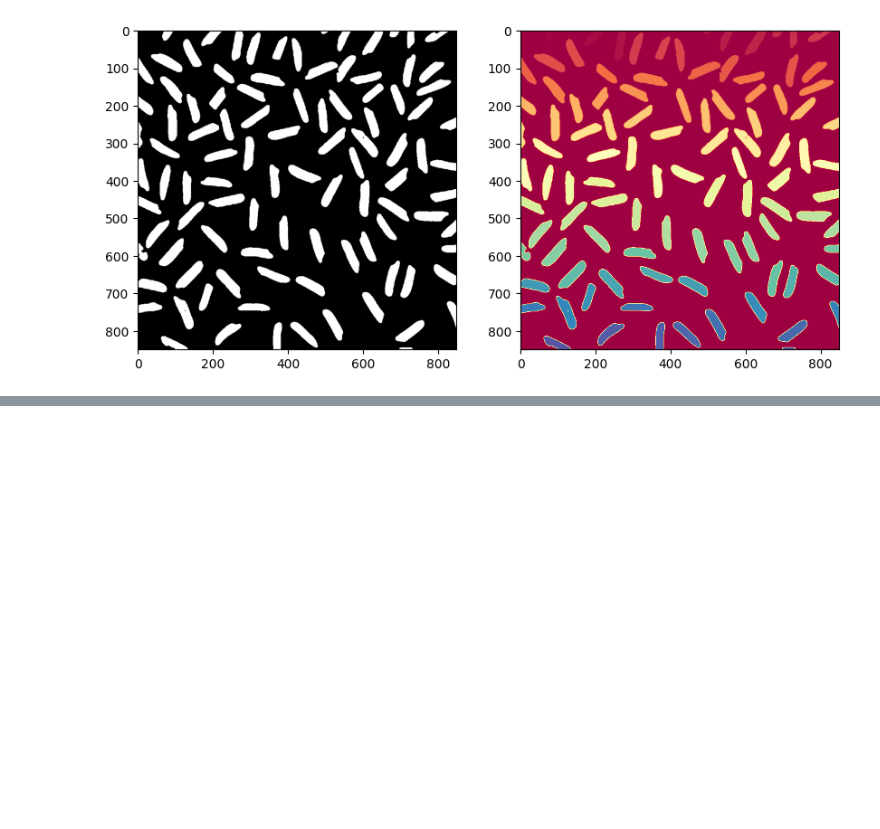
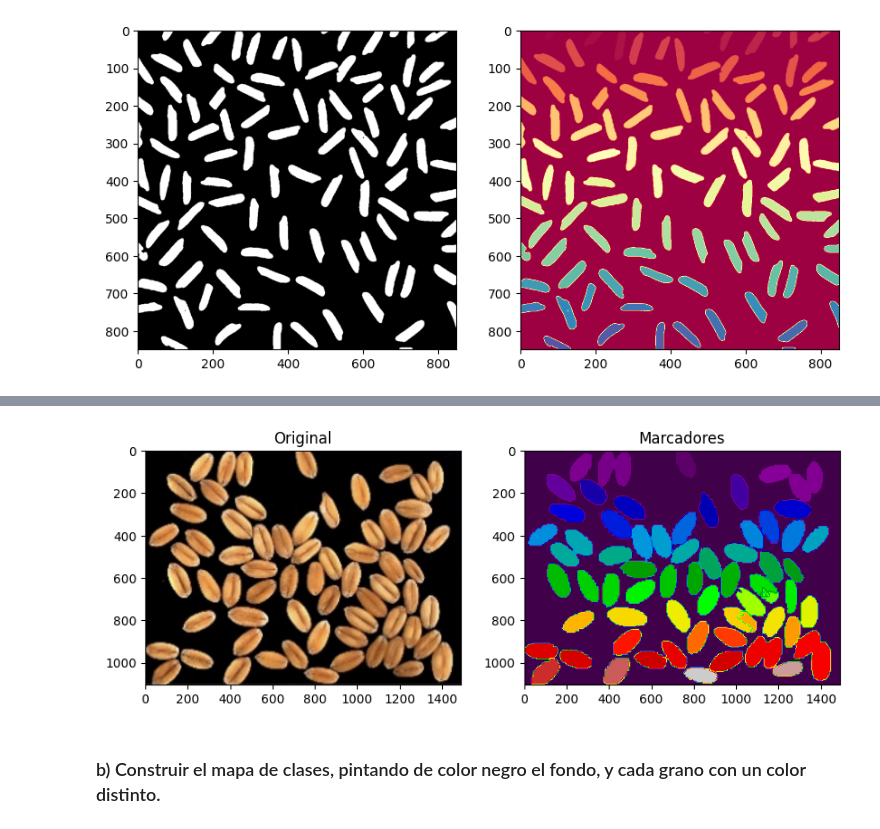
Before and after one commit to TheKiesling/computer-vision, a Jupyter notebook: lab2.ipynb, the cells around one changed output, grey strips where cells are left out. Drawn from its saved outputs; the diff is of its cells as text; code cells hidden in the pictures; blank space fills up the shorter version.

```diff
--- a/lab2.ipynb
+++ b/lab2.ipynb
@@ -77,0 +111,3 @@ plt.show()
+# %%
+kernel = np.ones((3, 3), np.uint8)
+sure_bg = cv.dilate(binary, kernel, iterations=3)
@@ -77,0 +116,10 @@ plt.show()
+# %%
+distance = cv.distanceTransform(binary, cv.DIST_L2, 5)
+_, sure_fg = cv.threshold(distance, 0.4 * distance.max(), 255, 0)
+# %%
+sure_fg = np.uint8(sure_fg)
+unknown = cv.subtract(sure_bg, sure_fg)
+# %%
+_, markers = cv.connectedComponents(sure_fg)
+markers += 1
+markers[unknown == 255] = 0
@@ -77,0 +138,13 @@ plt.show()
+# %%
+plt.figure(figsize=(10, 5))
+plt.subplot(1,2,1)
+plt.imshow(image_original, cmap='gray')
+plt.title("Original")
+plt.subplot(1, 2, 2)
+plt.imshow(markers, cmap='nipy_spectral')
+plt.title("Marcadores")
+plt.show()
+# %% [output]
+[figure, added]
+# %% [markdown]
+### b) Construir el mapa de clases, pintando de color negro el fondo, y cada grano con un color distinto.
```
Also changed, not shown: parts of 20 cells of this notebook, 1 other file.
